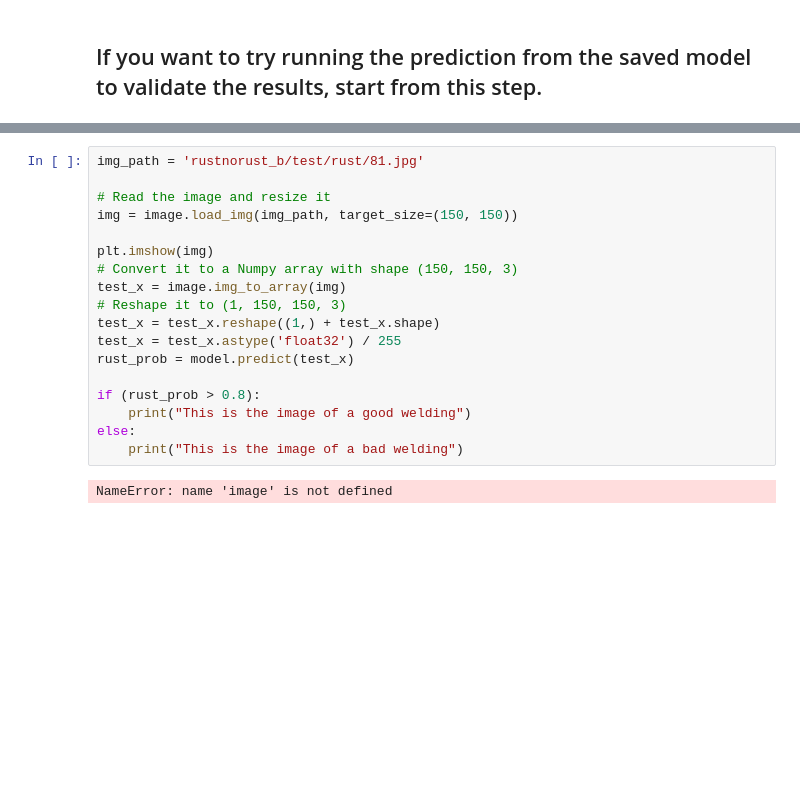
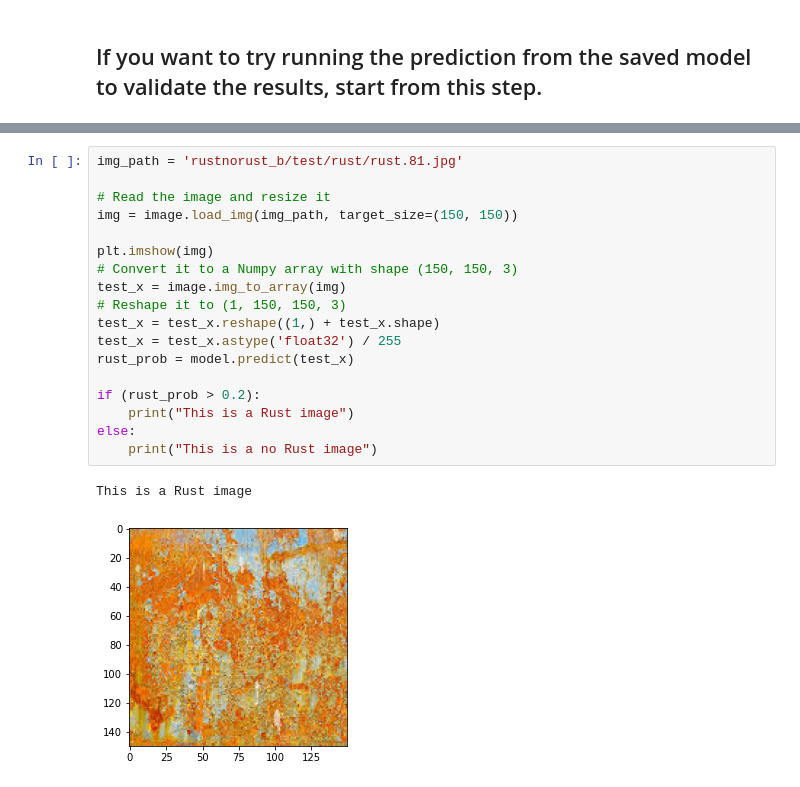
Before and after one commit to YesUseY/CorrosionDetector-master, a Jupyter notebook: rust_det-using-a-pretrained-convnet-VGG16.ipynb, the cells around one changed output, grey strips where cells are left out. Drawn from its saved outputs; the diff is of its cells as text; blank space fills up the shorter version.

```diff
--- a/rust_det-using-a-pretrained-convnet-VGG16.ipynb
+++ b/rust_det-using-a-pretrained-convnet-VGG16.ipynb
@@ -314,21 +355,22 @@ NameError: name 'models' is not defined
 # %%
-img_path = 'rustnorust_b/test/rust/81.jpg'
+img_path = 'rustnorust_b/test/rust/rust.81.jpg'
 
 # Read the image and resize it
 img = image.load_img(img_path, target_size=(150, 150))
 
 plt.imshow(img)
 # Convert it to a Numpy array with shape (150, 150, 3)
 test_x = image.img_to_array(img)
 # Reshape it to (1, 150, 150, 3)
 test_x = test_x.reshape((1,) + test_x.shape)
 test_x = test_x.astype('float32') / 255
 rust_prob = model.predict(test_x)
 
-if (rust_prob > 0.8):
-    print("This is the image of a good welding")
+if (rust_prob > 0.2):
+    print("This is a Rust image")
 else:
-    print("This is the image of a bad welding")
+    print("This is a no Rust image")
 # %% [output]
-NameError: name 'image' is not defined
+This is a Rust image
+[figure, added]
 # %%
```
Also changed, not shown: parts of 27 cells of this notebook.
